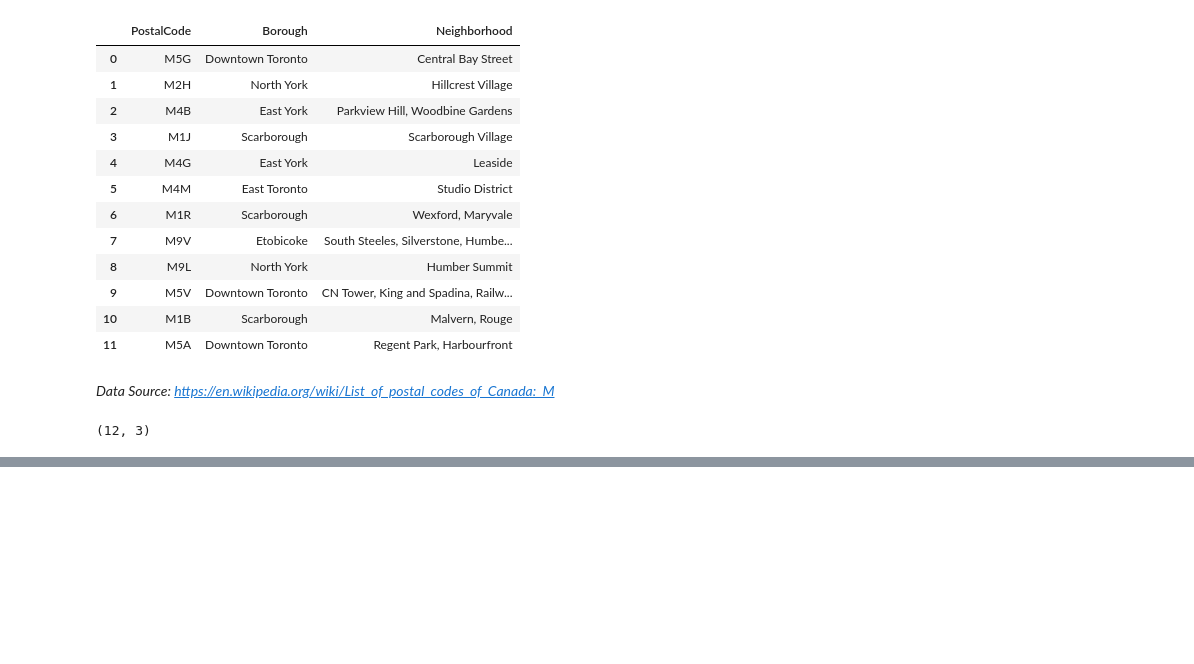
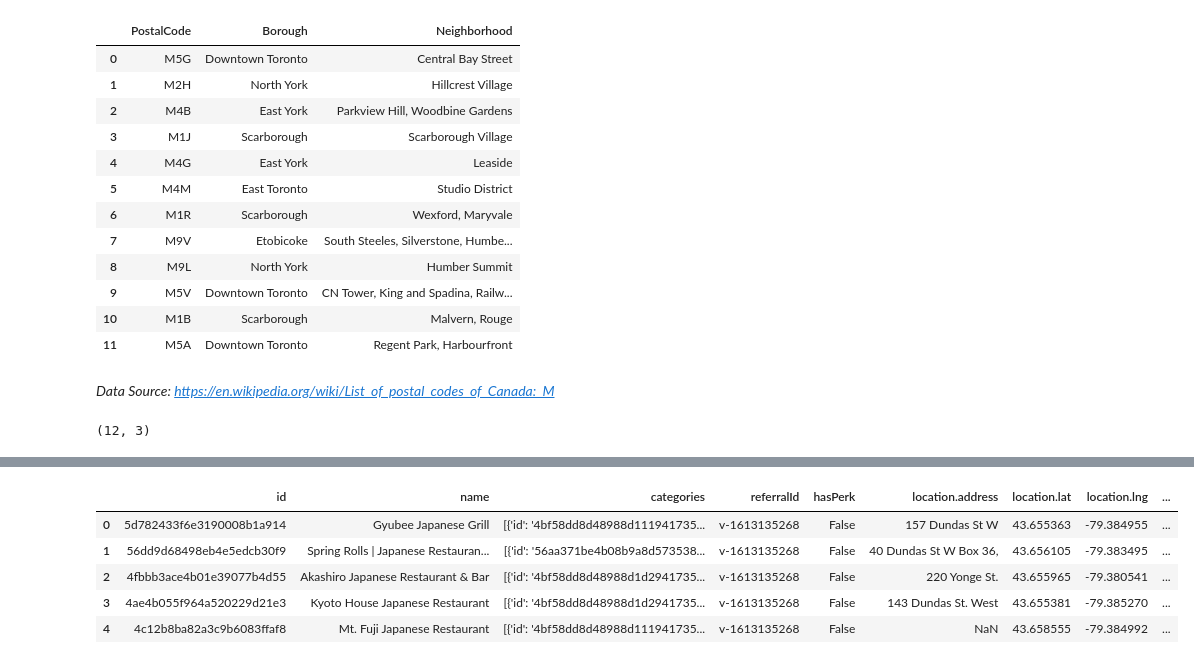
Before and after one commit to chufan93/Coursera_Capstone, a Jupyter notebook: Applied Data Science Capstone Week 3.ipynb, the cells around one changed output, grey strips where cells are left out. Drawn from its saved outputs; the diff is of its cells as text; code cells hidden in the pictures; blank space fills up the shorter version.

```diff
--- a/Applied Data Science Capstone Week 3.ipynb
+++ b/Applied Data Science Capstone Week 3.ipynb
@@ -34,0 +142,11 @@ df.shape
+# %%
+address = 'Downtown Toronto'
+geolocator = Nominatim(user_agent="foursquare_agent")
+location = geolocator.geocode(address)
+latitude = location.latitude
+longitude = location.longitude
+print(latitude, longitude)
+
+search_query = 'Japanese'
+radius = 500
+print(search_query + ' .... OK!')
@@ -34,0 +184,14 @@ df.shape
+# %%
+# assign relevant part of JSON to venues
+venues = results['response']['venues']
+
+# tranform venues into a dataframe
+dataframe = json_normalize(venues)
+dataframe.head()
+# %% [output]
+|  | id | name | categories | referralId | hasPerk | location.address | location.lat | location.lng | ... |
+| 0 | 5d782433f6e3190008b1a914 | Gyubee Japanese Grill | [{'id': '4bf58dd8d48988d111941735... | v-1613135268 | False | 157 Dundas St W | 43.655363 | -79.384955 | ... |
+| 1 | 56dd9d68498eb4e5edcb30f9 | Spring Rolls | Japanese Restauran... | [{'id': '56aa371be4b08b9a8d573538... | v-1613135268 | False | 40 Dundas St W Box 36, | 43.656105 | -79.383495 | ... |
+| 2 | 4fbbb3ace4b01e39077b4d55 | Akashiro Japanese Restaurant & Bar | [{'id': '4bf58dd8d48988d1d2941735... | v-1613135268 | False | 220 Yonge St. | 43.655965 | -79.380541 | ... |
+| 3 | 4ae4b055f964a520229d21e3 | Kyoto House Japanese Restaurant | [{'id': '4bf58dd8d48988d1d2941735... | v-1613135268 | False | 143 Dundas St. West | 43.655381 | -79.385270 | ... |
+| 4 | 4c12b8ba82a3c9b6083ffaf8 | Mt. Fuji Japanese Restaurant | [{'id': '4bf58dd8d48988d111941735... | v-1613135268 | False | NaN | 43.658555 | -79.384992 | ... |
```
Also changed, not shown: parts of 15 cells of this notebook.
